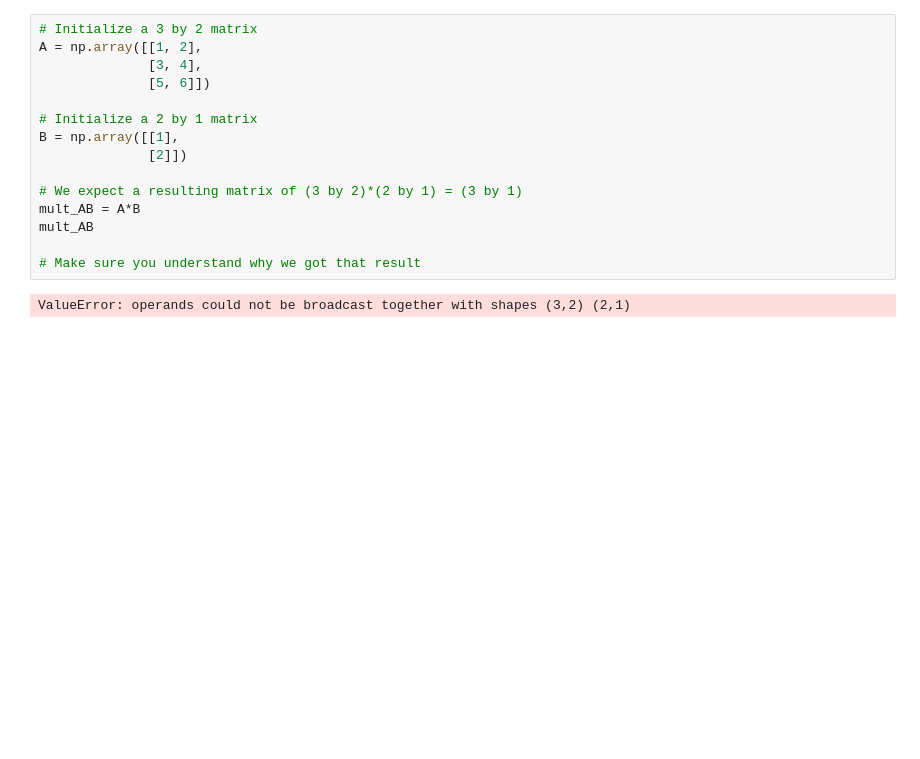
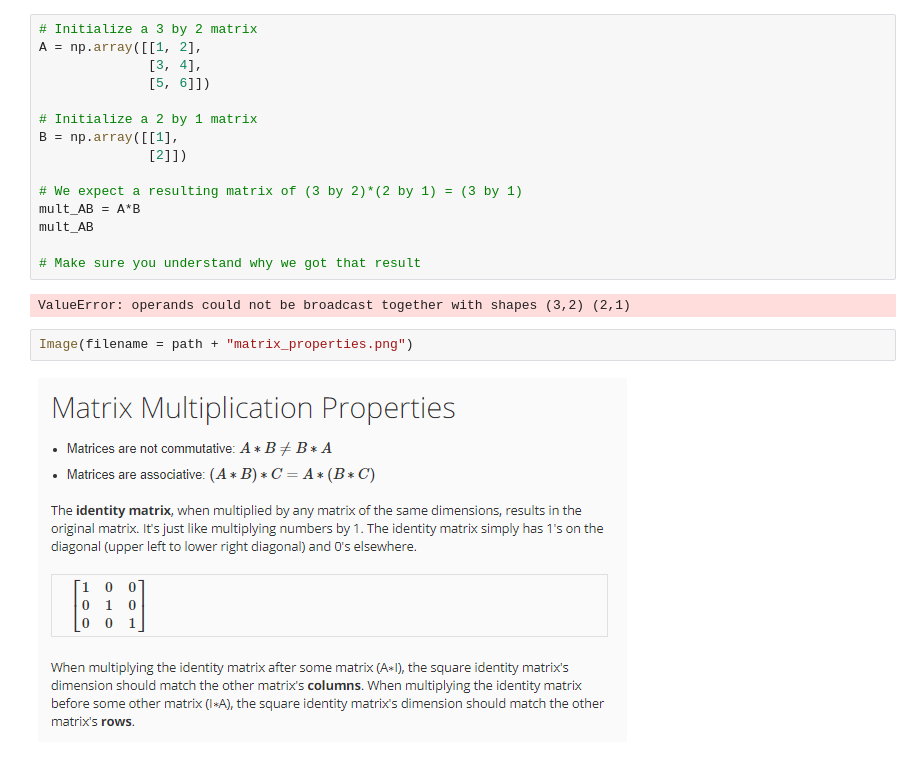
Before and after one commit to louloret/Andrew-NG-Machine-Learning, a Jupyter notebook: Andrew Ng Model and Cost Function Week 1.ipynb, the cells around one changed output. Saved outputs shown, nothing was run; the diff lists cells and outputs as text; blank space fills up the shorter version.

```diff
--- a/Andrew Ng Model and Cost Function Week 1.ipynb
+++ b/Andrew Ng Model and Cost Function Week 1.ipynb
@@ -292,3 +292,7 @@ mult_AB
 # Make sure you understand why we got that result
 # %% [output]
 ValueError: operands could not be broadcast together with shapes (3,2) (2,1)
+# %%
+Image(filename = path + "matrix_properties.png")
+# %% [output]
+[figure, added]
```
Also changed, not shown: parts of 1 cell of this notebook.
